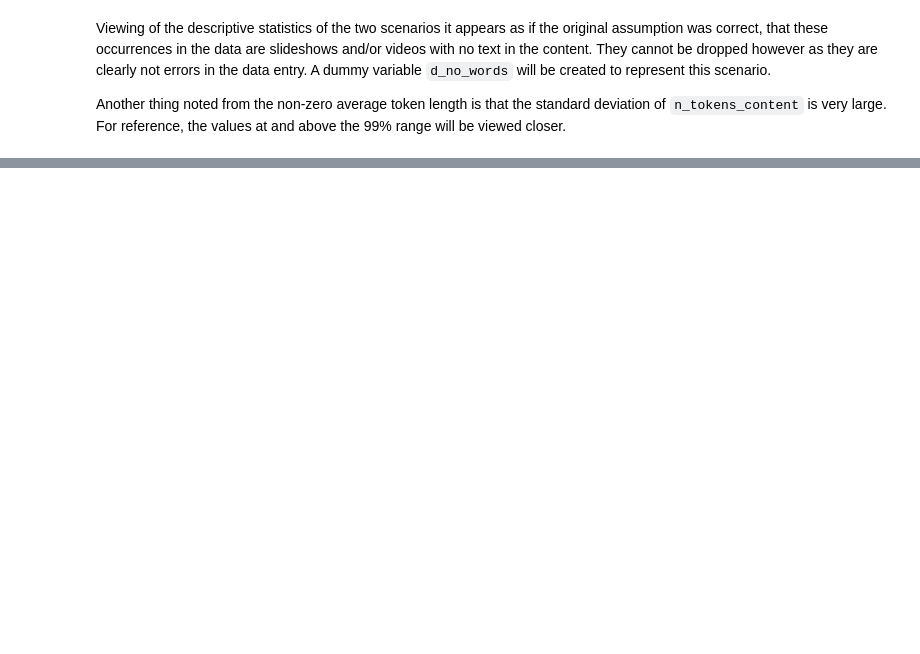
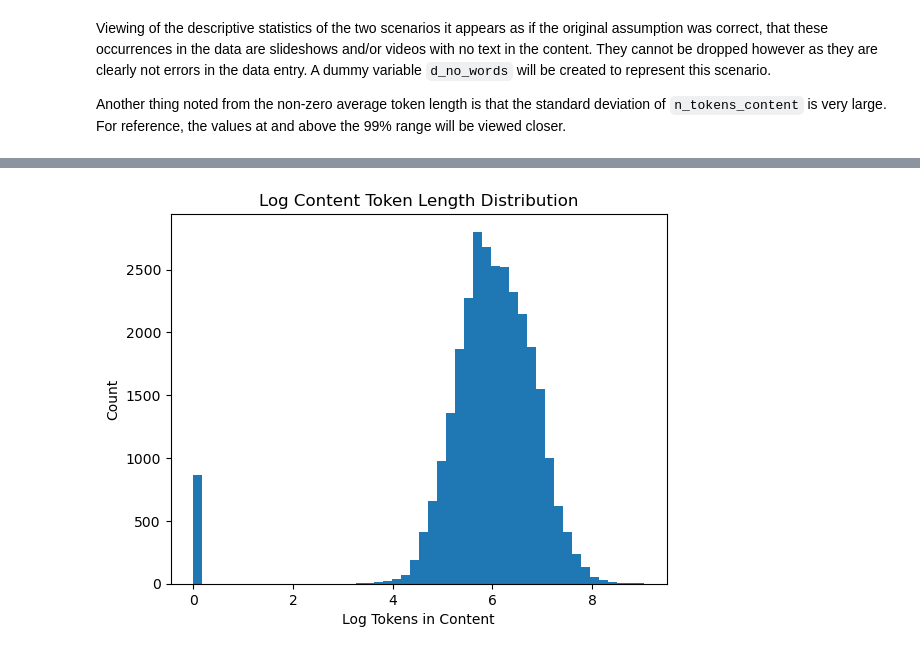
Before and after one commit to nxfern/Mashable-Online-News-Popularity, a Jupyter notebook: DS2_Take-Home_NF.ipynb, the cells around one changed output, grey strips where cells are left out. Drawn from its saved outputs; the diff is of its cells as text; code cells hidden in the pictures; blank space fills up the shorter version.

```diff
--- a/DS2_Take-Home_NF.ipynb
+++ b/DS2_Take-Home_NF.ipynb
@@ -209,0 +276,11 @@ data[data['n_tokens_content'] <= content_75].describe()
+# %%
+# Checking the distribution plot for the log values of n_tokens_content, setting the values to 0 where
+plt.hist(np.where(data['n_tokens_content'] == 0, 0, np.log(data['n_tokens_content'])), bins=50)
+
+plt.xlabel('Log Tokens in Content')
+plt.ylabel('Count')
+plt.title('Log Content Token Length Distribution')
+
+plt.show()
+# %% [output]
+[figure, added]
```
Also changed, not shown: parts of 36 cells of this notebook.
